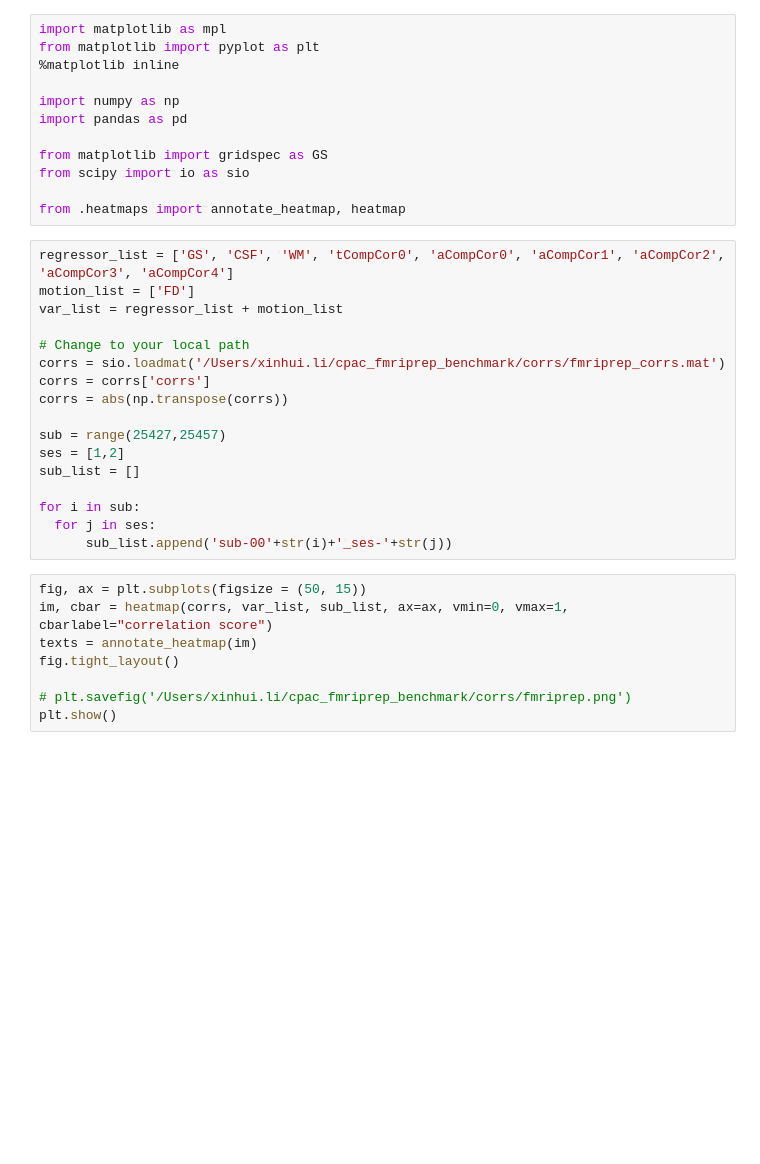
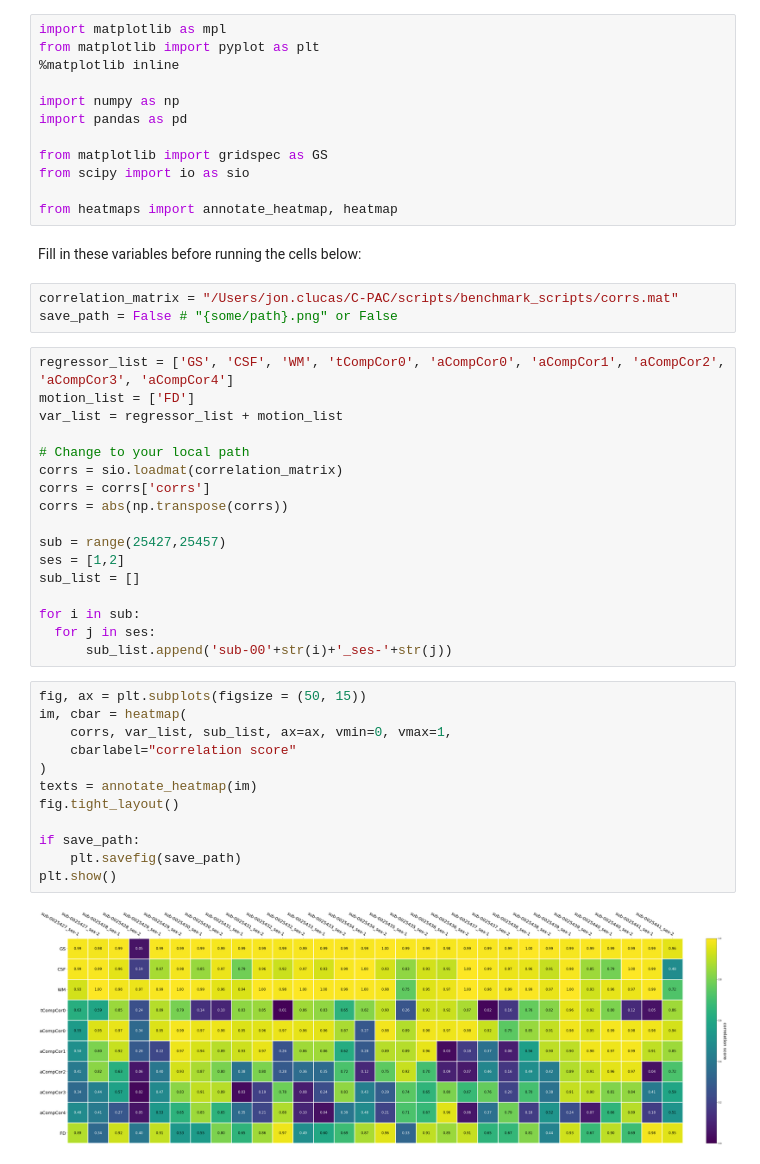
Before and after one commit to shnizzedy/CPAC_regtest_pack, a Jupyter notebook: scripts/plot_fmriprep.ipynb, the cells around one changed output. Drawn from its saved outputs; the diff is of its cells as text; blank space fills up the shorter version.

```diff
--- a/scripts/plot_fmriprep.ipynb
+++ b/scripts/plot_fmriprep.ipynb
@@ -9,14 +9,19 @@ import pandas as pd
 from matplotlib import gridspec as GS
 from scipy import io as sio
 
-from .heatmaps import annotate_heatmap, heatmap
+from heatmaps import annotate_heatmap, heatmap
+# %% [markdown]
+Fill in these variables before running the cells below:
+# %%
+correlation_matrix = "/Users/jon.clucas/C-PAC/scripts/benchmark_scripts/corrs.mat"
+save_path = False # "{some/path}.png" or False
 # %%
 regressor_list = ['GS', 'CSF', 'WM', 'tCompCor0', 'aCompCor0', 'aCompCor1', 'aCompCor2', 'aCompCor3', 'aCompCor4']
 motion_list = ['FD']
 var_list = regressor_list + motion_list
 
 # Change to your local path
-corrs = sio.loadmat('/Users/xinhui.li/cpac_fmriprep_benchmark/corrs/fmriprep_corrs.mat')
+corrs = sio.loadmat(correlation_matrix)
 corrs = corrs['corrs']
 corrs = abs(np.transpose(corrs))
 
@@ -29,9 +34,15 @@ for i in sub:
       sub_list.append('sub-00'+str(i)+'_ses-'+str(j))
 # %%
 fig, ax = plt.subplots(figsize = (50, 15))
-im, cbar = heatmap(corrs, var_list, sub_list, ax=ax, vmin=0, vmax=1, cbarlabel="correlation score")
+im, cbar = heatmap(
+    corrs, var_list, sub_list, ax=ax, vmin=0, vmax=1,
+    cbarlabel="correlation score"
+)
 texts = annotate_heatmap(im)
 fig.tight_layout()
 
-# plt.savefig('/Users/xinhui.li/cpac_fmriprep_benchmark/corrs/fmriprep.png')
+if save_path:
+    plt.savefig(save_path)
 plt.show()
+# %% [output]
+[figure, added]
```
Also changed, not shown: 3 other files.
